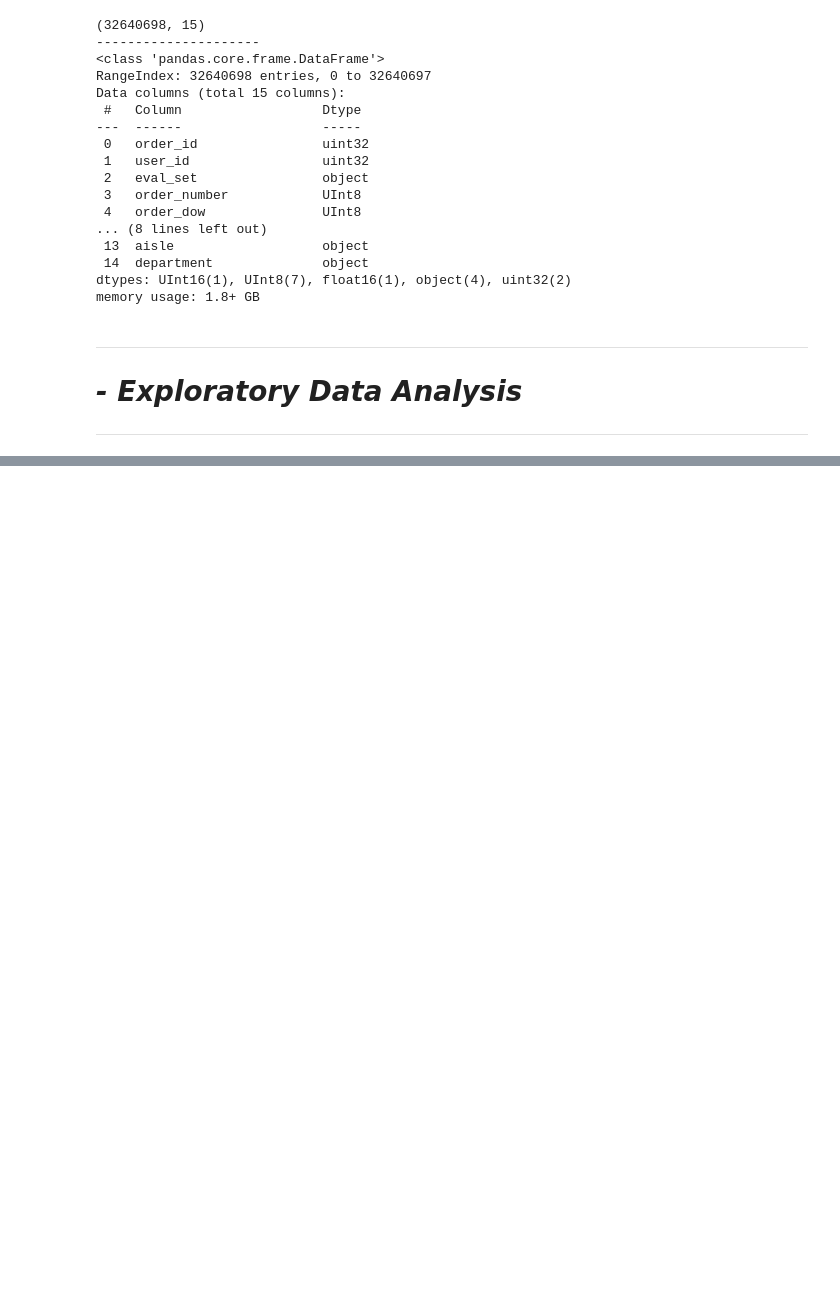
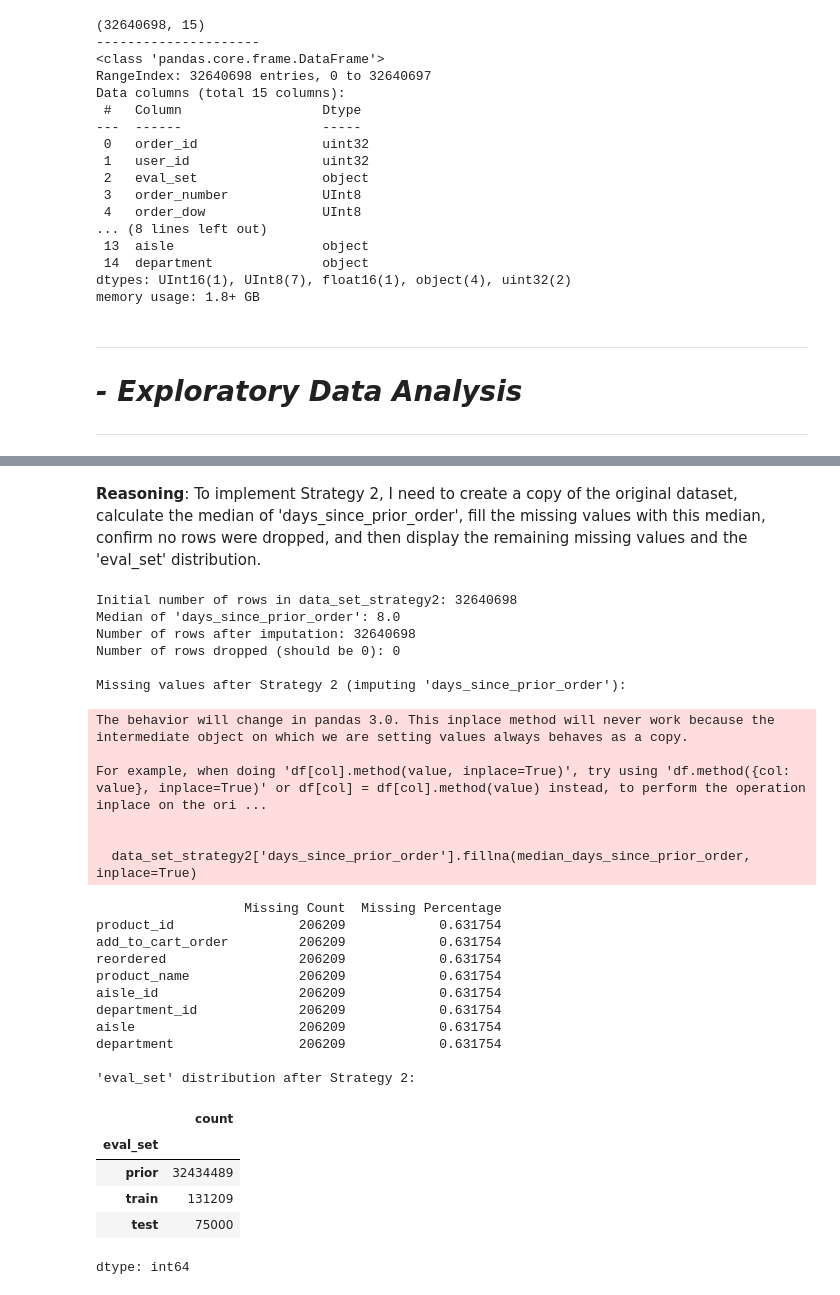
Before and after one commit to moeenessa31-lgtm/Project, a Jupyter notebook: Project.ipynb, the cells around one changed output, grey strips where cells are left out. Saved outputs shown, nothing was run; the diff lists cells and outputs as text; code cells hidden in the pictures; blank space fills up the shorter version.

Commit message:
Exploratory Data Analysis

```diff
--- a/Project.ipynb
+++ b/Project.ipynb
@@ -265,0 +300,59 @@ department                     206209            0.631754
+# %% [markdown]
+**Reasoning**:
+To implement Strategy 2, I need to create a copy of the original dataset, calculate the median of 'days_since_prior_order', fill the missing values with this median, confirm no rows were dropped, and then display the remaining missing values and the 'eval_set' distribution.
+# %%
+data_set_strategy2 = data_set.copy()
+
+initial_rows_strategy2 = data_set_strategy2.shape[0]
+print(f"Initial number of rows in data_set_strategy2: {initial_rows_strategy2}")
+
+# Calculate the median of 'days_since_prior_order'
+median_days_since_prior_order = data_set_strategy2['days_since_prior_order'].median()
+print(f"Median of 'days_since_prior_order': {median_days_since_prior_order}")
+
+# Fill missing values in 'days_since_prior_order' with the median
+data_set_strategy2['days_since_prior_order'].fillna(median_days_since_prior_order, inplace=True)
+
+rows_after_imputation_strategy2 = data_set_strategy2.shape[0]
+print(f"Number of rows after imputation: {rows_after_imputation_strategy2}")
+print(f"Number of rows dropped (should be 0): {initial_rows_strategy2 - rows_after_imputation_strategy2}")
+
+print("\nMissing values after Strategy 2 (imputing 'days_since_prior_order'):")
+# Calculate and display remaining missing values for data_set_strategy2
+miss_value_strategy2 = data_set_strategy2.isnull().sum()
+miss_per_strategy2 = (miss_value_strategy2 / len(data_set_strategy2)) * 100
+set_missing_strategy2 = pd.DataFrame({'Missing Count': miss_value_strategy2, 'Missing Percentage': miss_per_strategy2})
+print(set_missing_strategy2[set_missing_strategy2['Missing Count'] > 0])
+
+print("\n'eval_set' distribution after Strategy 2:")
+display(data_set_strategy2['eval_set'].value_counts())
+# %% [output]
+Initial number of rows in data_set_strategy2: 32640698
+Median of 'days_since_prior_order': 8.0
+Number of rows after imputation: 32640698
+Number of rows dropped (should be 0): 0
+
+Missing values after Strategy 2 (imputing 'days_since_prior_order'):
+The behavior will change in pandas 3.0. This inplace method will never work because the intermediate object on which we are setting values always behaves as a copy.
+
+For example, when doing 'df[col].method(value, inplace=True)', try using 'df.method({col: value}, inplace=True)' or df[col] = df[col].method(value) instead, to perform the operation inplace on the ori ...
+
+
+  data_set_strategy2['days_since_prior_order'].fillna(median_days_since_prior_order, inplace=True)
+                   Missing Count  Missing Percentage
+product_id                206209            0.631754
+add_to_cart_order         206209            0.631754
+reordered                 206209            0.631754
+product_name              206209            0.631754
+aisle_id                  206209            0.631754
+department_id             206209            0.631754
+aisle                     206209            0.631754
+department                206209            0.631754
+
+'eval_set' distribution after Strategy 2:
+|  | count |
+| eval_set |  |
+| prior | 32434489 |
+| train | 131209 |
+| test | 75000 |
+dtype: int64
```
Also changed, not shown: parts of 19 cells of this notebook.
